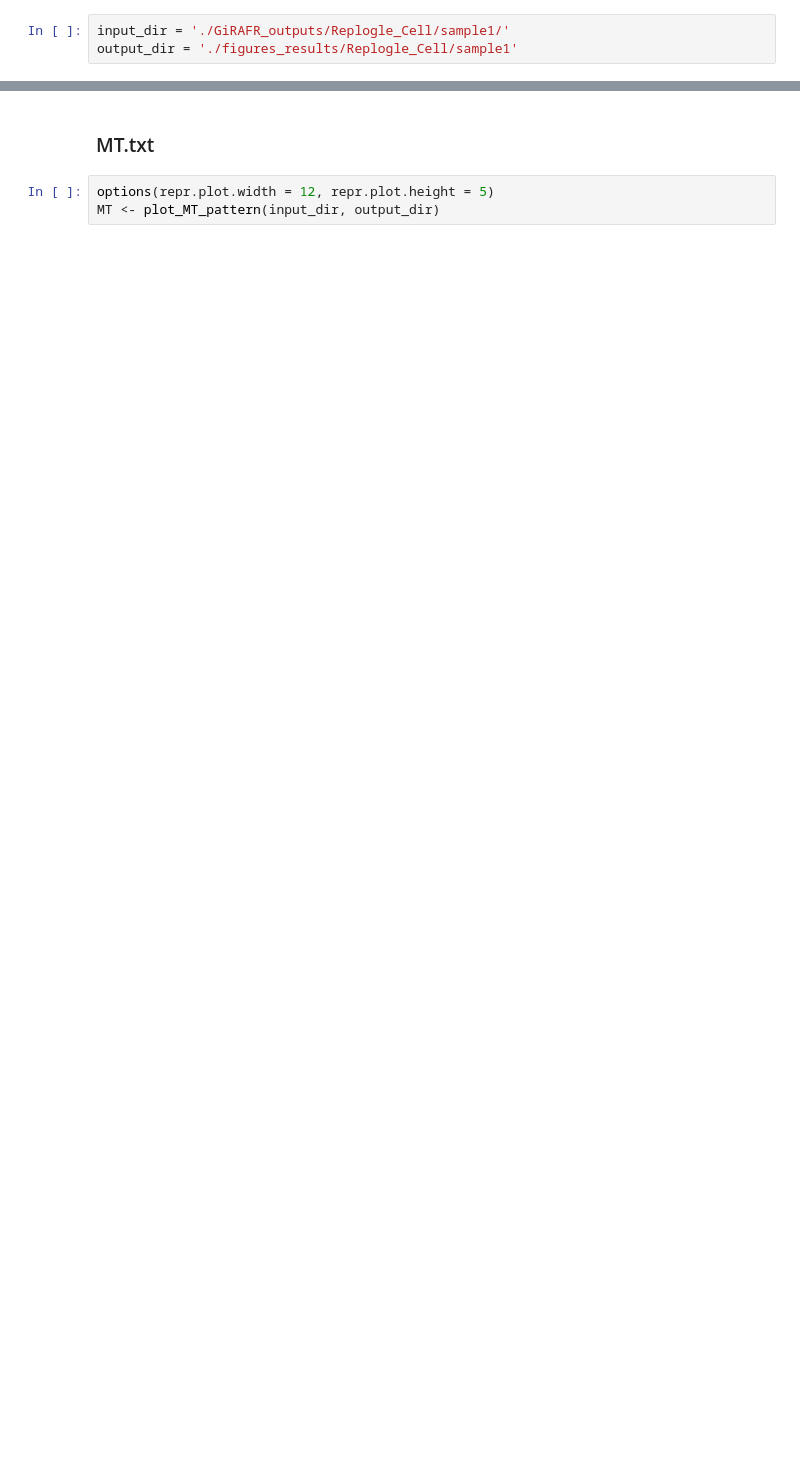
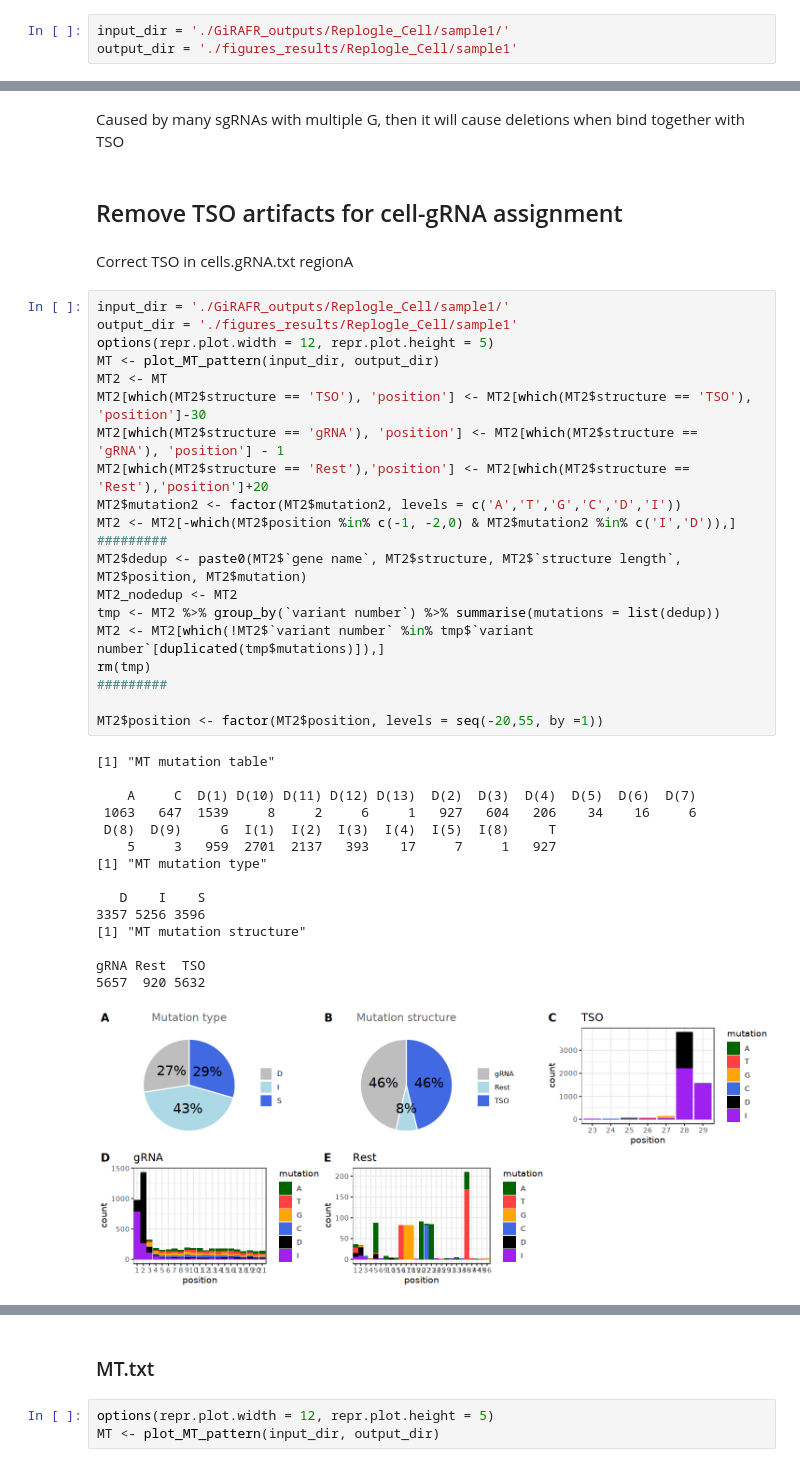
Before and after one commit to FunctionalEpigeneticsLab/GiRAFR, a Jupyter notebook: jupyter_notebooks/Replogle_Cell.ipynb, the cells around one changed output, grey strips where cells are left out. Saved outputs shown, nothing was run; the diff lists cells and outputs as text; blank space fills up the shorter version.

```diff
--- a/jupyter_notebooks/Replogle_Cell.ipynb
+++ b/jupyter_notebooks/Replogle_Cell.ipynb
@@ -31,0 +204,42 @@ nrow(gRNA_UMI_variant) - nrow(tmp) # wildtype UMIs
+# %% [markdown]
+Caused by many sgRNAs with multiple G, then it will cause deletions when bind together with TSO
+# %% [markdown]
+## Remove TSO artifacts for cell-gRNA assignment
+# %% [markdown]
+Correct TSO in cells.gRNA.txt regionA
+# %%
+input_dir = './GiRAFR_outputs/Replogle_Cell/sample1/'
+output_dir = './figures_results/Replogle_Cell/sample1'
+options(repr.plot.width = 12, repr.plot.height = 5)
+MT <- plot_MT_pattern(input_dir, output_dir)
+MT2 <- MT
+MT2[which(MT2$structure == 'TSO'), 'position'] <- MT2[which(MT2$structure == 'TSO'), 'position']-30
+MT2[which(MT2$structure == 'gRNA'), 'position'] <- MT2[which(MT2$structure == 'gRNA'), 'position'] - 1
+MT2[which(MT2$structure == 'Rest'),'position'] <- MT2[which(MT2$structure == 'Rest'),'position']+20
+MT2$mutation2 <- factor(MT2$mutation2, levels = c('A','T','G','C','D','I'))
+MT2 <- MT2[-which(MT2$position %in% c(-1, -2,0) & MT2$mutation2 %in% c('I','D')),]
+#########
+MT2$dedup <- paste0(MT2$`gene name`, MT2$structure, MT2$`structure length`, MT2$position, MT2$mutation)
+MT2_nodedup <- MT2
+tmp <- MT2 %>% group_by(`variant number`) %>% summarise(mutations = list(dedup))
+MT2 <- MT2[which(!MT2$`variant number` %in% tmp$`variant number`[duplicated(tmp$mutations)]),]
+rm(tmp)
+#########
+
+MT2$position <- factor(MT2$position, levels = seq(-20,55, by =1))
+# %% [output]
+[1] "MT mutation table"
+
+    A     C  D(1) D(10) D(11) D(12) D(13)  D(2)  D(3)  D(4)  D(5)  D(6)  D(7)
+ 1063   647  1539     8     2     6     1   927   604   206    34    16     6
+ D(8)  D(9)     G  I(1)  I(2)  I(3)  I(4)  I(5)  I(8)     T
+    5     3   959  2701  2137   393    17     7     1   927
+[1] "MT mutation type"
+
+   D    I    S
+3357 5256 3596
+[1] "MT mutation structure"
+
+gRNA Rest  TSO
+5657  920 5632
+[figure, added]
```
Also changed, not shown: parts of 78 cells of this notebook, 11 other files.
